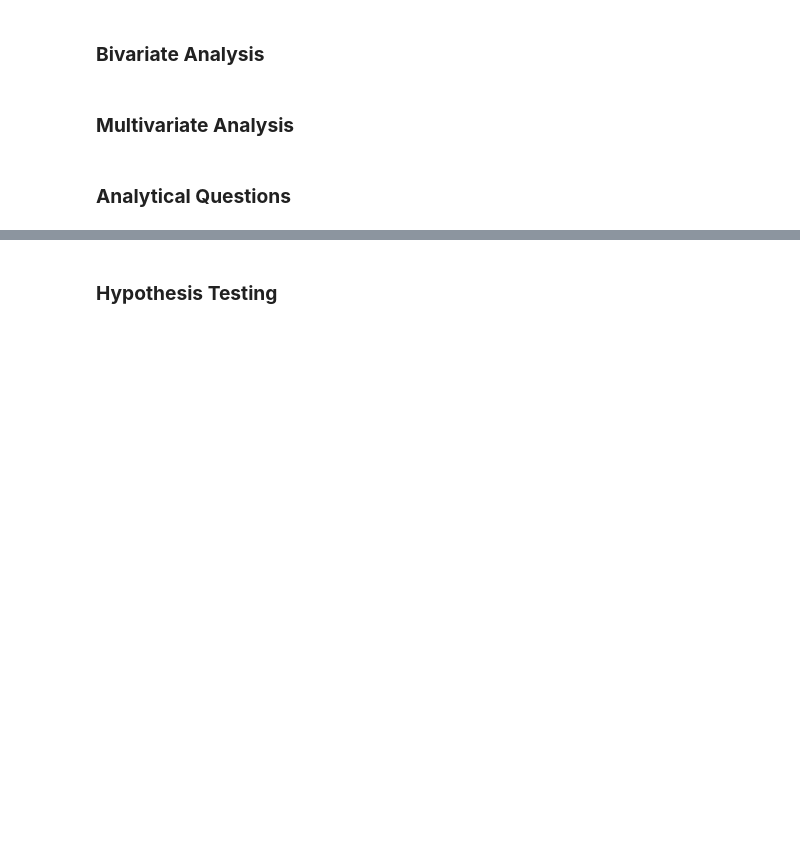
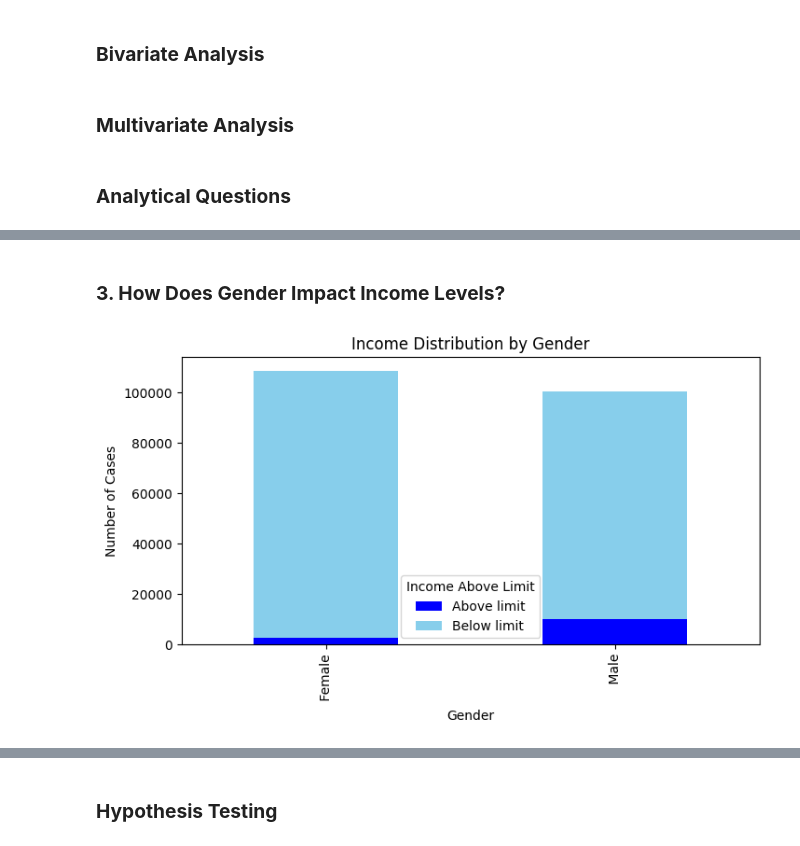
Before and after one commit to murithidenisgitobu/Income-inequality-prediction, a Jupyter notebook: capstone.ipynb, the cells around one changed output, grey strips where cells are left out. Saved outputs shown, nothing was run; the diff lists cells and outputs as text; code cells hidden in the pictures; blank space fills up the shorter version.

```diff
--- a/capstone.ipynb
+++ b/capstone.ipynb
@@ -342,0 +394,19 @@ plt.show()
+# %% [markdown]
+### **3. How Does Gender Impact Income Levels?**
+# %%
+# Calculate the counts of each category
+income_gender_counts = train_data.groupby(['gender', 'income_above_limit']).size().unstack()
+
+# Plot stacked bar plot
+income_gender_counts.plot(kind='bar', stacked=True, color=['blue', 'skyblue'], figsize=(8, 4))
+
+# Add title and labels
+plt.title('Income Distribution by Gender')
+plt.xlabel('Gender')
+plt.ylabel('Number of Cases')
+plt.legend(title='Income Above Limit')
+
+# Show the plot
+plt.show()
+# %% [output]
+[figure, added]
```
Also changed, not shown: parts of 15 cells of this notebook, 1 other file.
